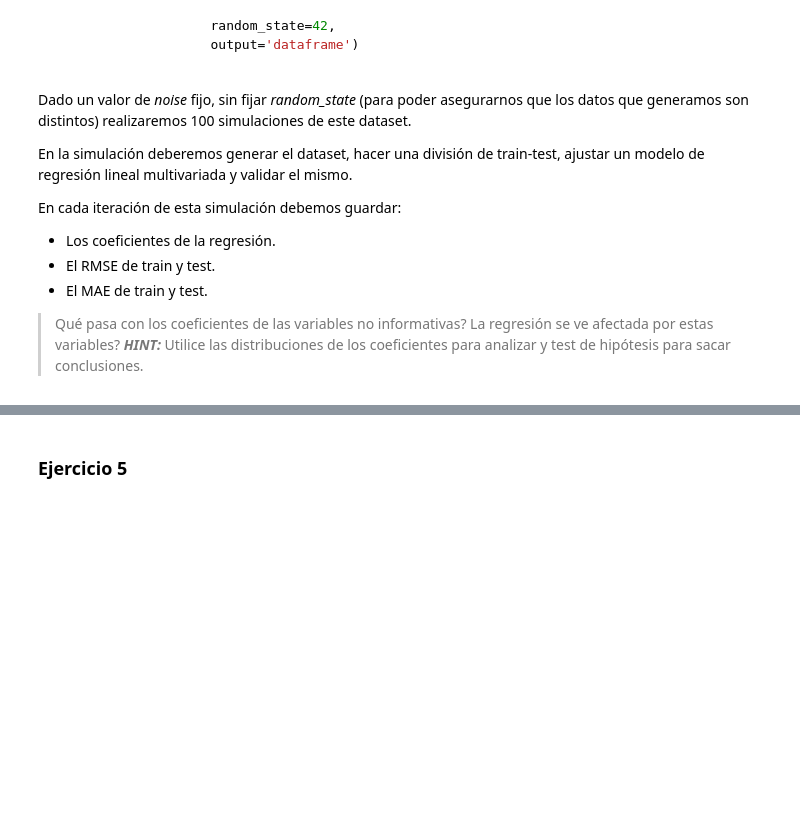
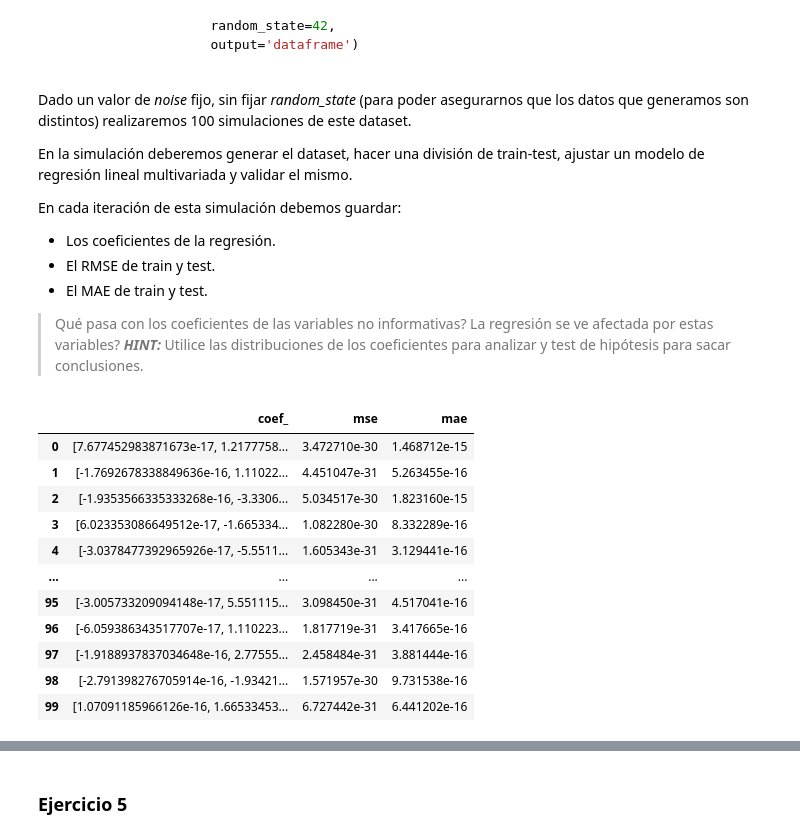
Before and after one commit to FIUBA-Posgrado-Inteligencia-Artificial/intro_ia, a Jupyter notebook: tp_integrador_enunciado/tpi_parte2.ipynb, the cells around one changed output, grey strips where cells are left out. Drawn from its saved outputs; the diff is of its cells as text; code cells hidden in the pictures; blank space fills up the shorter version.

```diff
--- a/tp_integrador_enunciado/tpi_parte2.ipynb
+++ b/tp_integrador_enunciado/tpi_parte2.ipynb
@@ -221,54 +221,58 @@ n_informative = 2
 n_targets = 1
 random_state_values = [40, 41, 42, 43, 44, 45, 46, 47, 48, 49]
 
-noise = np.linspace(0, 100, 100)
-bias = np.linspace(0, 100, 20)
+noise_values = np.linspace(0, 100, 100)
+noise=random.choice(noise_values)
+
+bias_values = np.linspace(0, 100, 20)
+bias = random.choice(bias_values)
 # %%
-i = 0
-for n in noise:
+coef_list = []
+mean_squared_error_list = []
+mean_absolute_error_list = []
+
+for i in range(100):
     data = generate_dataset(
         n_samples=n_samples,
         n_features=n_features,
         n_informative=n_informative,
         n_targets=n_targets,
-        noise=n,
         random_state=random.choice(random_state_values),
+        noise=noise,
+        bias=bias,
         output='dataframe'
     )
-    X_train, X_test, y_train, y_test = train_test_split(data.x0.values.reshape(-1,1), data.target.values.reshape(-1,1),
-                                                        train_size=0.8,
+
+    X = data.iloc[:, :-1].values
+    y = data.iloc[:, 5].values
+
+    X_train, X_test, y_train, y_test = train_test_split(X, y, train_size=0.8,
                                                         random_state=random.choice(random_state_values), shuffle=True)
     # Create linear regression object
     regr = linear_model.LinearRegression()
     # Train the model using the training sets
-    regr.fit(X = X_train.reshape(-1, 1), y = y_train)
+    regr.fit(X = X_train, y = y_train)
     # Make predictions using the testing set
     y_pred = regr.predict(X_test)
 
-    print("Noice: ", n)
-    print("X test: ", X_test[0])
-    print("y test: ", y_test[0])
-    print("Prediction: ", y_pred[0])
+    coef_list.append(regr.coef_)
+    mean_squared_error_list.append(mean_squared_error(y_test, y_pred))
+    mean_absolute_error_list.append(mean_absolute_error(y_test, y_pred))
 
-    # The coefficients
-    print("Coefficients: ", regr.coef_)
-    # The mean squared error
-    print("Mean squared error: ", mean_squared_error(y_test, y_pred))
-    # The mean absolute error
-    print("Mean absolute error : ", mean_absolute_error(y_test, y_pred))
+data = dict(coef_=coef_list, mse=mean_squared_error_list, mae=mean_absolute_error_list)
+data_frame_output = pd.DataFrame(data)
 
-## Esqueleto de la simulación
-##for _ in tqdm(range(n_exp)):
-##    for b in bias:
-##        for n in noise:
-##            data = generate_dataset(
-##                n_samples=n_samples,
-##                n_features=n_features,
-##                n_informative=n_informative,
-##                n_targets=n_targets,
-##                noise=n,
-##                bias=b,
-##                output='dataframe'
-##            )
-##            ...
+data_frame_output
 # %% [output]
+|  | coef_ | mse | mae |
+| 0 | [7.677452983871673e-17, 1.2177758... | 3.472710e-30 | 1.468712e-15 |
+| 1 | [-1.7692678338849636e-16, 1.11022... | 4.451047e-31 | 5.263455e-16 |
+| 2 | [-1.9353566335333268e-16, -3.3306... | 5.034517e-30 | 1.823160e-15 |
+| 3 | [6.023353086649512e-17, -1.665334... | 1.082280e-30 | 8.332289e-16 |
+| 4 | [-3.0378477392965926e-17, -5.5511... | 1.605343e-31 | 3.129441e-16 |
+| ... | ... | ... | ... |
+| 95 | [-3.005733209094148e-17, 5.551115... | 3.098450e-31 | 4.517041e-16 |
+| 96 | [-6.059386343517707e-17, 1.110223... | 1.817719e-31 | 3.417665e-16 |
+| 97 | [-1.9188937837034648e-16, 2.77555... | 2.458484e-31 | 3.881444e-16 |
+| 98 | [-2.791398276705914e-16, -1.93421... | 1.571957e-30 | 9.731538e-16 |
+| 99 | [1.07091185966126e-16, 1.66533453... | 6.727442e-31 | 6.441202e-16 |
```
Also changed, not shown: parts of 5 cells of this notebook.
